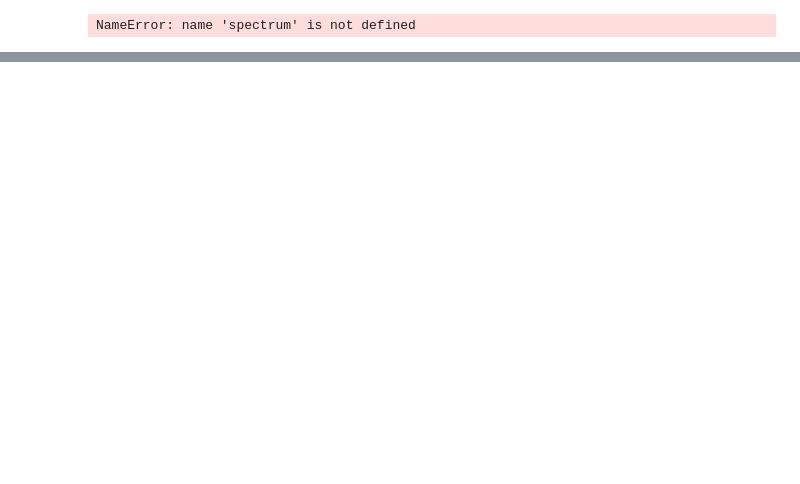
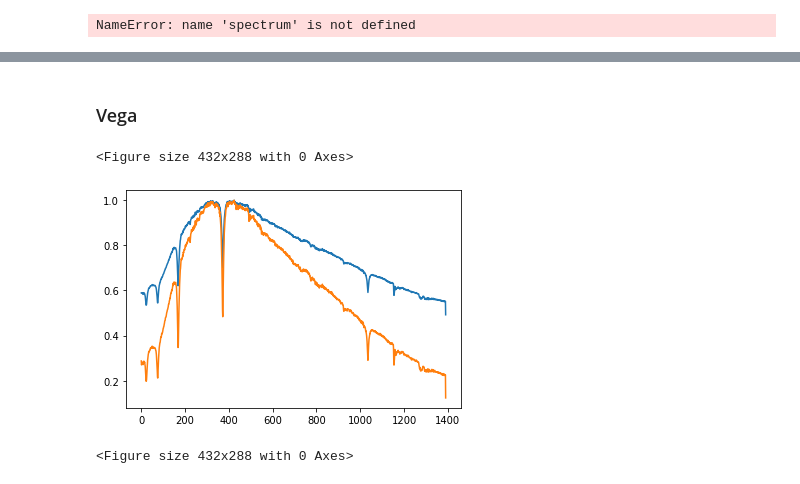
Before and after one commit to Yousousen/solar_physics, a Jupyter notebook: scripts/spectrum.ipynb, the cells around one changed output, grey strips where cells are left out. Saved outputs shown, nothing was run; the diff lists cells and outputs as text; code cells hidden in the pictures; blank space fills up the shorter version.

Commit message:
Loaded fit file of vega

```diff
--- a/scripts/spectrum.ipynb
+++ b/scripts/spectrum.ipynb
@@ -143,3 +144,26 @@ plt.plot(wavelengths, spectrum)
 # %%
 df = pd.DataFrame({'spectral irradiance' : spectrum, 'wavelength' : wavelengths})
 df.to_csv("./data/to_fit.csv")
+# %% [markdown]
+### Vega
+# %%
+flat = fits.getdata("C:/Users/bvptr/academia/physics/year2/natuurkunde_en_sterrenkunde_practicum2/solar_physics_non_git/solar_physics_data/NP2 zonnefysica/20211112 - LISA daglicht spectra/flat_alt-0001.fit" )
+vega_light = fits.getdata("C:/Users/bvptr/academia/physics/year2/natuurkunde_en_sterrenkunde_practicum2/solar_physics/data/Vega-0005_2s.fit" )
+
+vega_sum_before_bias = np.sum( vega_light, axis=0 )
+vega_sum = np.sum( vega_light - bias_master, axis=0 )
+
+#flat_sum_before = np.sum (flat, axis=0)
+#flat_sum = np.sum( flat - bias_master, axis=0)
+
+#flat_scaled = flat_sum / np.median(flat_sum)
+#light_scaled = light_sum / flat_scaled
+# %%
+plt.plot(vega_sum_before_bias / np.max(vega_sum_before_bias))
+plt.plot(vega_sum / np.max(vega_sum))
+plt.figure()
+#plt.plot(light_scaled / np.max(light_sum))
+# %% [output]
+<Figure size 432x288 with 0 Axes>
+[figure, added]
+<Figure size 432x288 with 0 Axes>
```
Also changed, not shown: parts of 5 cells of this notebook, 1 other file.
